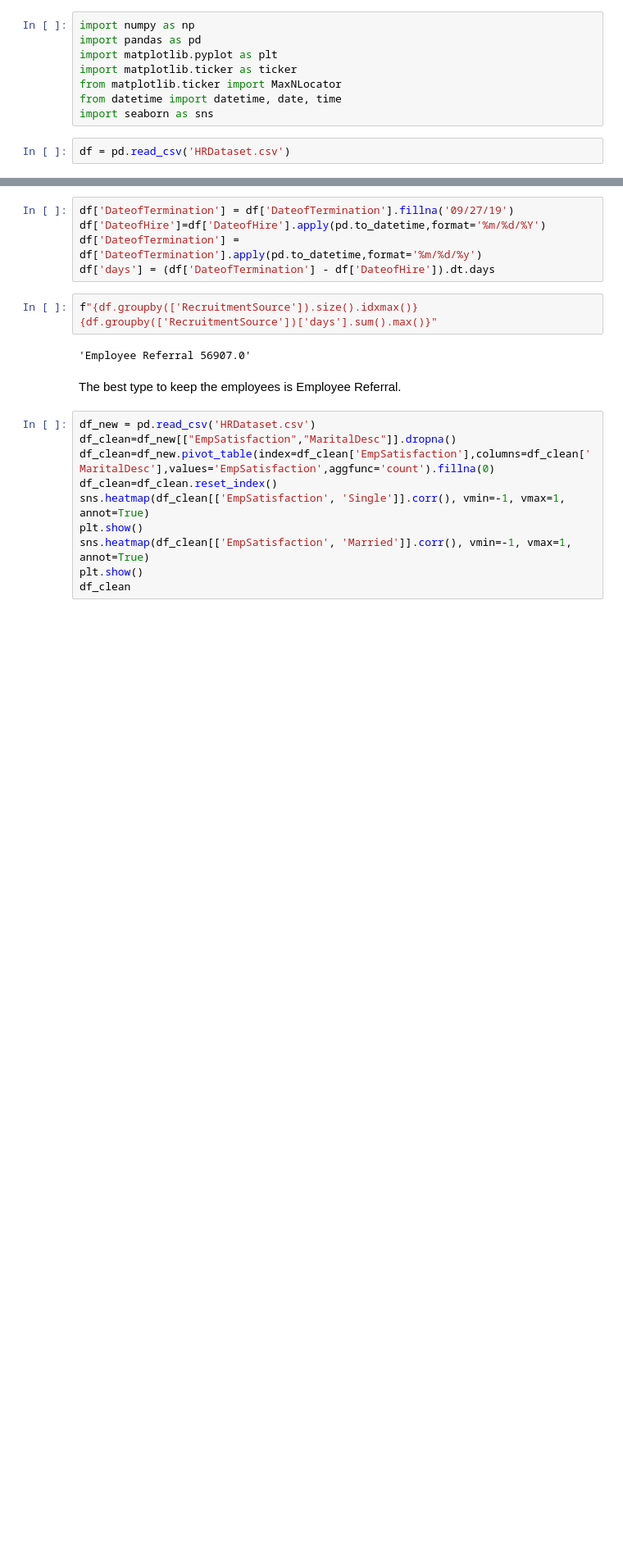
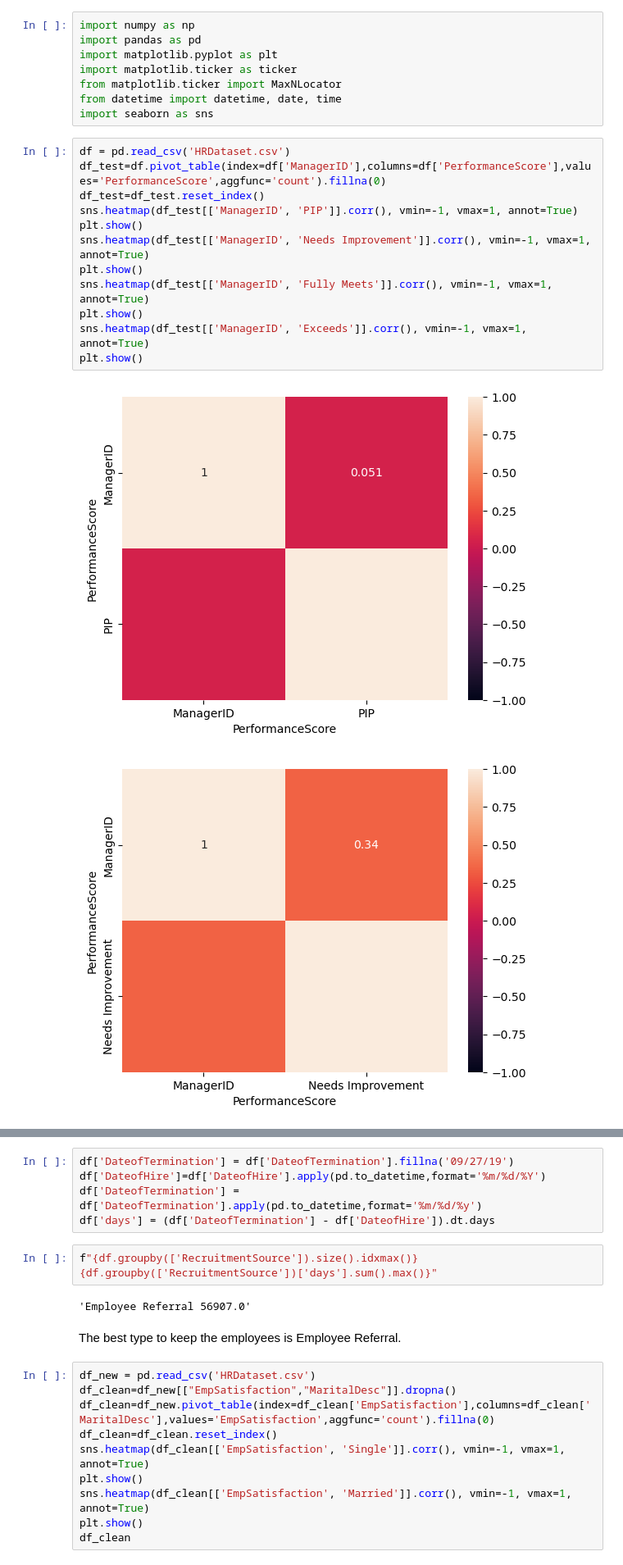
Before and after one commit to DamMroz/program_9_2, a Jupyter notebook: task_9_2.ipynb, the cells around one changed output, grey strips where cells are left out. Shown: that part at 82% size. Saved outputs shown, nothing was run; the diff lists cells and outputs as text; blank space fills up the shorter version.

```diff
--- a/task_9_2.ipynb
+++ b/task_9_2.ipynb
@@ -8,3 +8,16 @@ from datetime import datetime, date, time
 import seaborn as sns
 # %%
 df = pd.read_csv('HRDataset.csv')
+df_test=df.pivot_table(index=df['ManagerID'],columns=df['PerformanceScore'],values='PerformanceScore',aggfunc='count').fillna(0)
+df_test=df_test.reset_index()
+sns.heatmap(df_test[['ManagerID', 'PIP']].corr(), vmin=-1, vmax=1, annot=True)
+plt.show()
+sns.heatmap(df_test[['ManagerID', 'Needs Improvement']].corr(), vmin=-1, vmax=1, annot=True)
+plt.show()
+sns.heatmap(df_test[['ManagerID', 'Fully Meets']].corr(), vmin=-1, vmax=1, annot=True)
+plt.show()
+sns.heatmap(df_test[['ManagerID', 'Exceeds']].corr(), vmin=-1, vmax=1, annot=True)
+plt.show()
+# %% [output]
+[figure, added]
+[figure, added]
```
Also changed, not shown: parts of 10 cells of this notebook.
